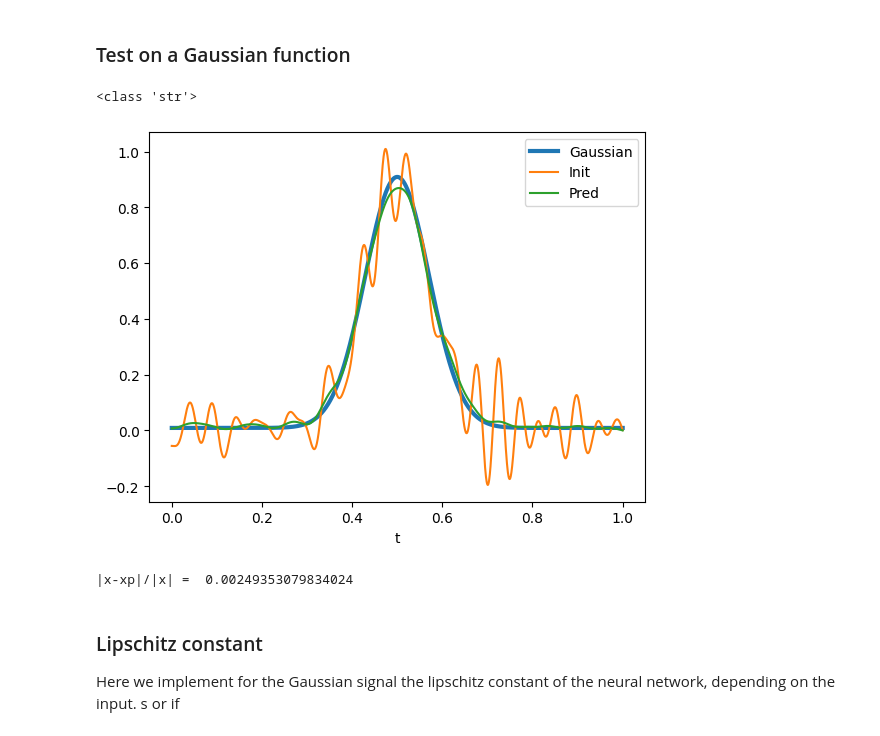
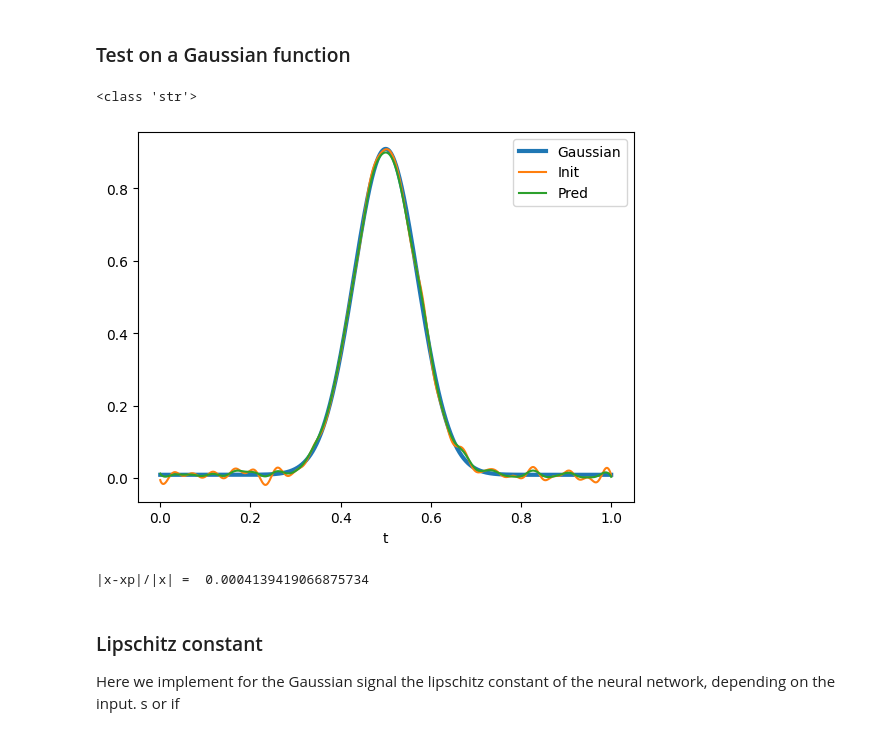
Before and after one commit to CentofantiEze/FBResNet, a Jupyter notebook: notebooks/example.ipynb, the cells around one changed output. Saved outputs shown, nothing was run; the diff lists cells and outputs as text; code cells hidden in the pictures.

```diff
--- a/notebooks/example.ipynb
+++ b/notebooks/example.ipynb
@@ -32,4 +29,27 @@ exp1 = FBRestNet(experimentation=Physics(2000,50,1,1), nb_blocks=20, noise = 0.0
+# %%
+model = FBRestNet(
+    model_id = 'model_000_',
+    dataset_folder = '../Datasets/',
+    model_folder = '../outputs/models/',
+    opt_hist_folder = '../outputs/opt_hist/',
+    experimentation=Physics(2000,50,0.5,1),
+    nb_blocks=20,
+    im_set="Set1",
+    noise = 0.05,
+    constraint = 'cube',
+    train_size=400,
+    val_size=200,
+    batch_size=64,
+    lr=3e-1,
+    nb_epochs=50,
+    freq_val=1,
+    loss_elt=True,
+    save_signals=False,
+    save_outputs=False,
+    save_model=False,
+    save_hist=True
+    )
 # %% [markdown]
 ### Dataset
 # %%
-train_set, val_set = exp1.CreateDataSet()
+train_set, val_set = model.CreateDataSet()
@@ -41,5 +59,5 @@ The training is done over 20 epochs, learning rate is $10^{-3}$.
 The Lipschitz constant is plot duroing training.
 Here the parameter can be saved after training in file 'Trainings', and uploaded later. (1 hour)
 # %%
-exp1.train(train_set,val_set,save_model=False)
+model.train(train_set,val_set)
 # %% [output]
@@ -88,11 +89,11 @@ Finite element basis init error: 0.08432757121790133
 # %% [markdown]
 ### Test on a Gaussian function
 # %%
-exp1.test_gauss()
+model.test_gauss()
 # %% [output]
 <class 'str'>
-[figure, old version]
+[figure, new version]
-|x-xp|/|x| =  0.00249353079834024
+|x-xp|/|x| =  0.0004139419066875734
 # %% [markdown]
 ### Lipschitz constant
 
```
Also changed, not shown: parts of 19 cells of this notebook.
